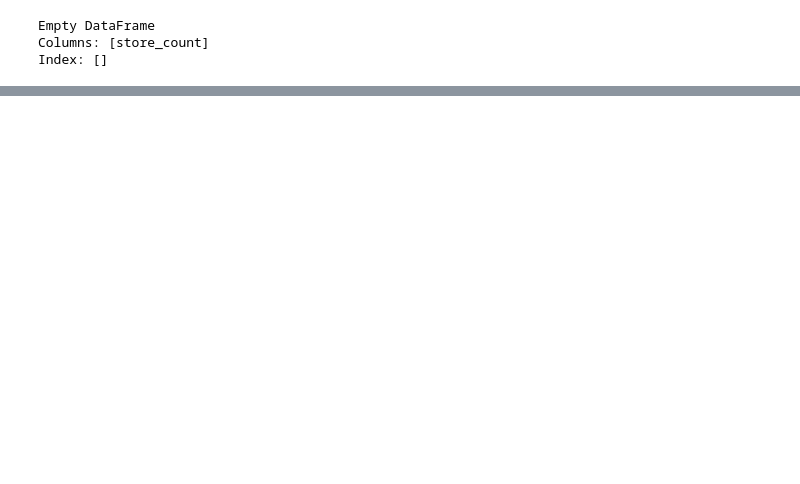
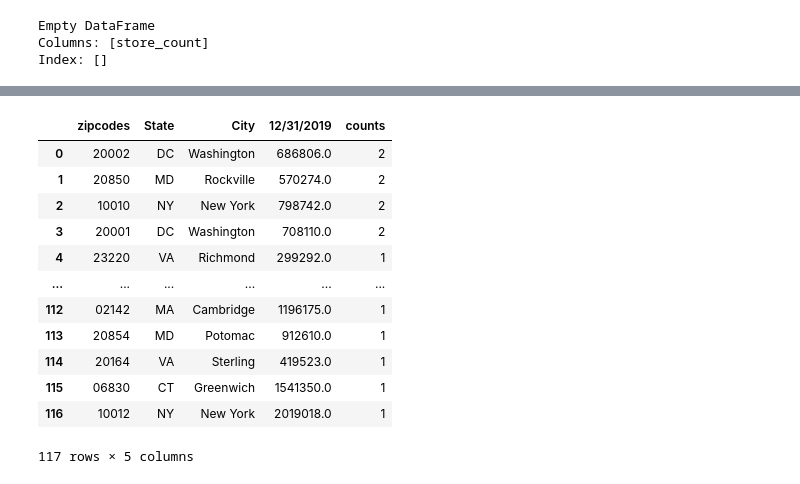
Before and after one commit to kriwang27/PythonProjs, a Jupyter notebook: Cava Web Scraping Activity.ipynb, the cells around one changed output, grey strips where cells are left out. Cells and saved outputs as stored; diff of their text form; code cells hidden in the pictures; blank space fills up the shorter version.

```diff
--- a/Cava Web Scraping Activity.ipynb
+++ b/Cava Web Scraping Activity.ipynb
@@ -294,0 +351,17 @@ iplot(choromap)
+# %%
+merged_df_right = pd.merge(zillow_data, cava_zip, how="right", on=["zipcodes"])
+merged_df_right
+# %% [output]
+|  | zipcodes | State | City | 12/31/2019 | counts |
+| 0 | 20002 | DC | Washington | 686806.0 | 2 |
+| 1 | 20850 | MD | Rockville | 570274.0 | 2 |
+| 2 | 10010 | NY | New York | 798742.0 | 2 |
+| 3 | 20001 | DC | Washington | 708110.0 | 2 |
+| 4 | 23220 | VA | Richmond | 299292.0 | 1 |
+| ... | ... | ... | ... | ... | ... |
+| 112 | 02142 | MA | Cambridge | 1196175.0 | 1 |
+| 113 | 20854 | MD | Potomac | 912610.0 | 1 |
+| 114 | 20164 | VA | Sterling | 419523.0 | 1 |
+| 115 | 06830 | CT | Greenwich | 1541350.0 | 1 |
+| 116 | 10012 | NY | New York | 2019018.0 | 1 |
+117 rows × 5 columns
```
Also changed, not shown: parts of 22 cells of this notebook.
